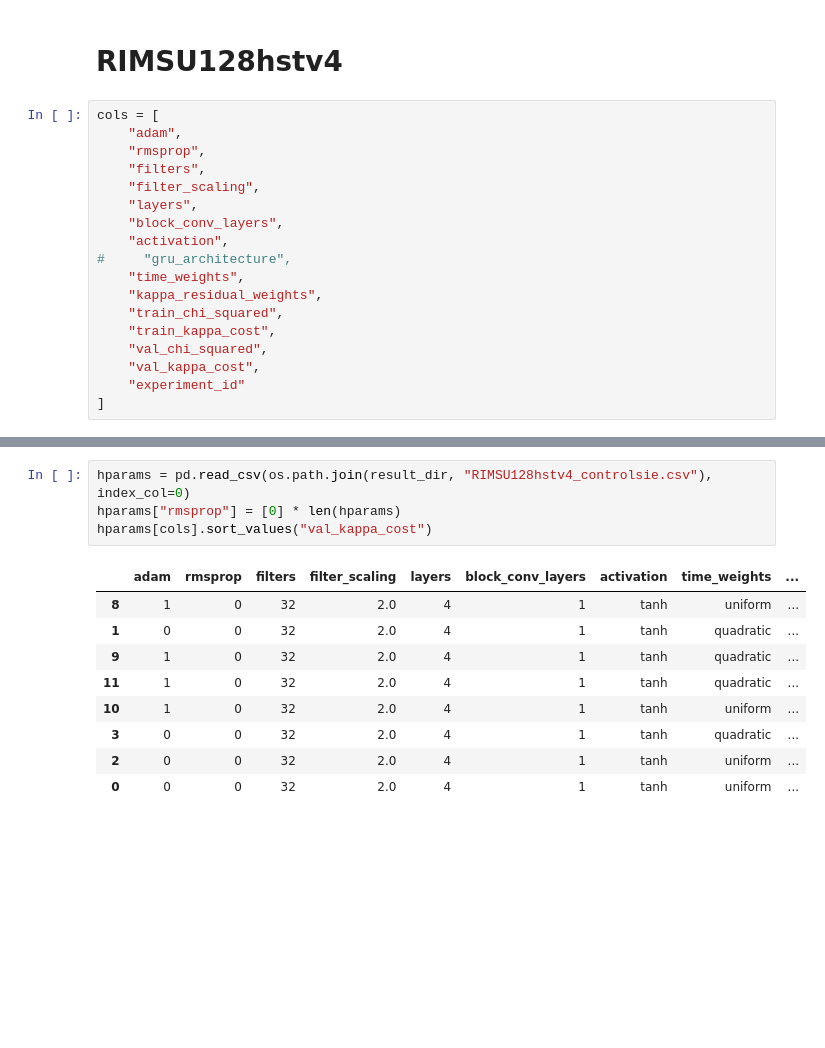
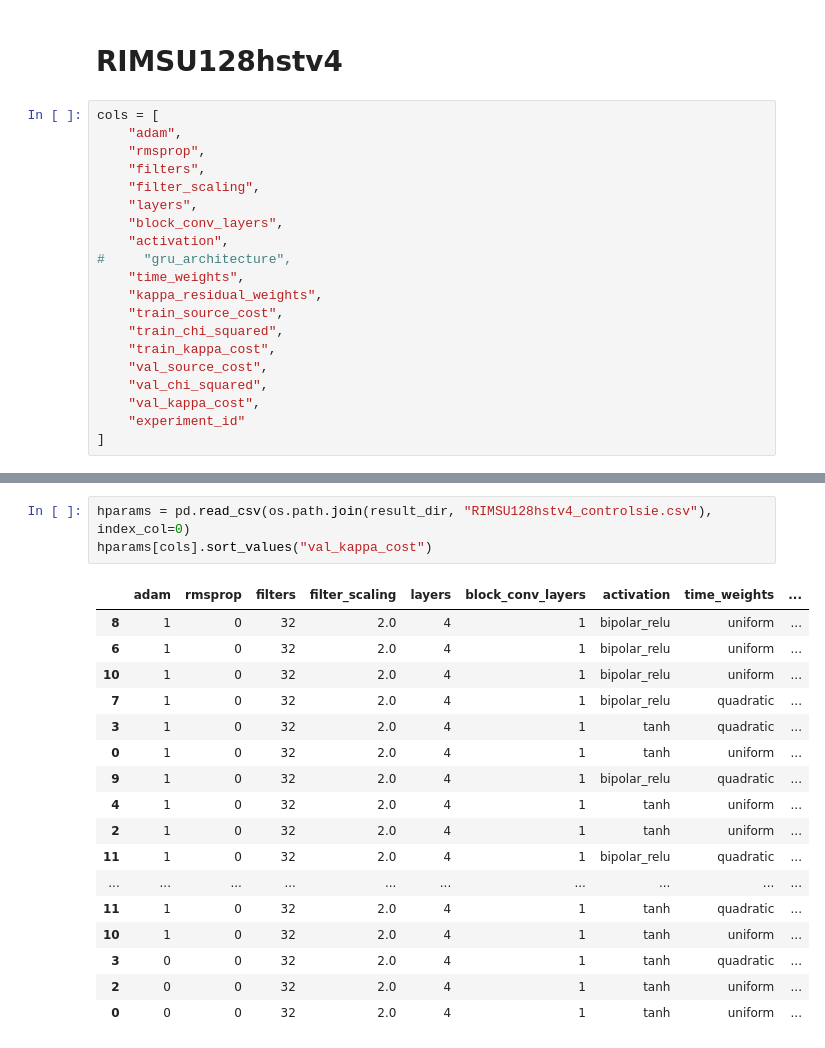
Before and after one commit to AlexandreAdam/Censai, a Jupyter notebook: notebooks/rim_results_fr128hst.ipynb, the cells around one changed output, grey strips where cells are left out. Drawn from its saved outputs; the diff is of its cells as text; blank space fills up the shorter version.

```diff
--- a/notebooks/rim_results_fr128hst.ipynb
+++ b/notebooks/rim_results_fr128hst.ipynb
@@ -29,8 +29,10 @@ cols = [
 #     "gru_architecture",
     "time_weights",
     "kappa_residual_weights",
+    "train_source_cost",
     "train_chi_squared",
     "train_kappa_cost",
+    "val_source_cost",
     "val_chi_squared",
     "val_kappa_cost",
     "experiment_id"
@@ -65,12 +67,19 @@ hparams[cols].sort_values("train_chi_squared")
 # %%
 hparams = pd.read_csv(os.path.join(result_dir, "RIMSU128hstv4_controlsie.csv"), index_col=0)
-hparams["rmsprop"] = [0] * len(hparams)
 hparams[cols].sort_values("val_kappa_cost")
 # %% [output]
 |  | adam | rmsprop | filters | filter_scaling | layers | block_conv_layers | activation | time_weights | ... |
-| 8 | 1 | 0 | 32 | 2.0 | 4 | 1 | tanh | uniform | ... |
-| 1 | 0 | 0 | 32 | 2.0 | 4 | 1 | tanh | quadratic | ... |
-| 9 | 1 | 0 | 32 | 2.0 | 4 | 1 | tanh | quadratic | ... |
+| 8 | 1 | 0 | 32 | 2.0 | 4 | 1 | bipolar_relu | uniform | ... |
+| 6 | 1 | 0 | 32 | 2.0 | 4 | 1 | bipolar_relu | uniform | ... |
+| 10 | 1 | 0 | 32 | 2.0 | 4 | 1 | bipolar_relu | uniform | ... |
+| 7 | 1 | 0 | 32 | 2.0 | 4 | 1 | bipolar_relu | quadratic | ... |
+| 3 | 1 | 0 | 32 | 2.0 | 4 | 1 | tanh | quadratic | ... |
+| 0 | 1 | 0 | 32 | 2.0 | 4 | 1 | tanh | uniform | ... |
+| 9 | 1 | 0 | 32 | 2.0 | 4 | 1 | bipolar_relu | quadratic | ... |
+| 4 | 1 | 0 | 32 | 2.0 | 4 | 1 | tanh | uniform | ... |
+| 2 | 1 | 0 | 32 | 2.0 | 4 | 1 | tanh | uniform | ... |
+| 11 | 1 | 0 | 32 | 2.0 | 4 | 1 | bipolar_relu | quadratic | ... |
+| ... | ... | ... | ... | ... | ... | ... | ... | ... | ... |
 | 11 | 1 | 0 | 32 | 2.0 | 4 | 1 | tanh | quadratic | ... |
 | 10 | 1 | 0 | 32 | 2.0 | 4 | 1 | tanh | uniform | ... |
 | 3 | 0 | 0 | 32 | 2.0 | 4 | 1 | tanh | quadratic | ... |
```
Also changed, not shown: parts of 3 cells of this notebook.
